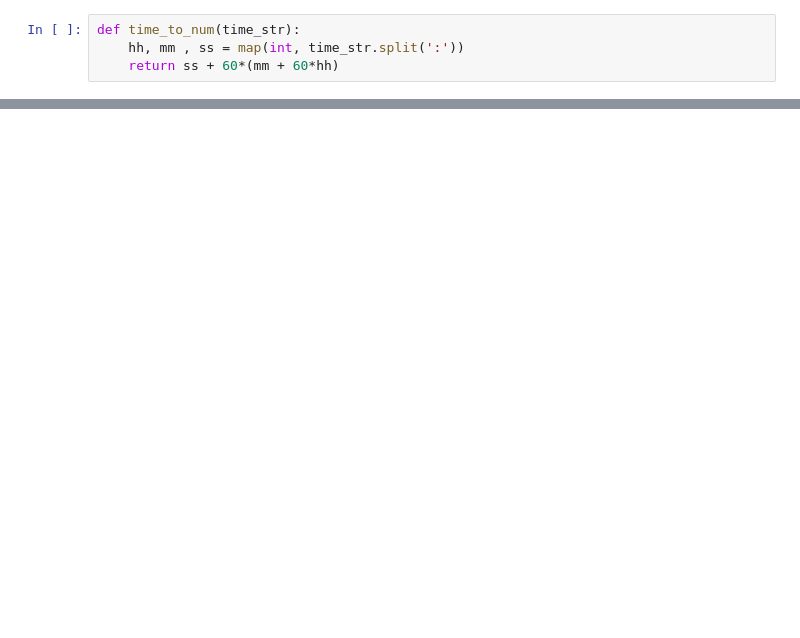
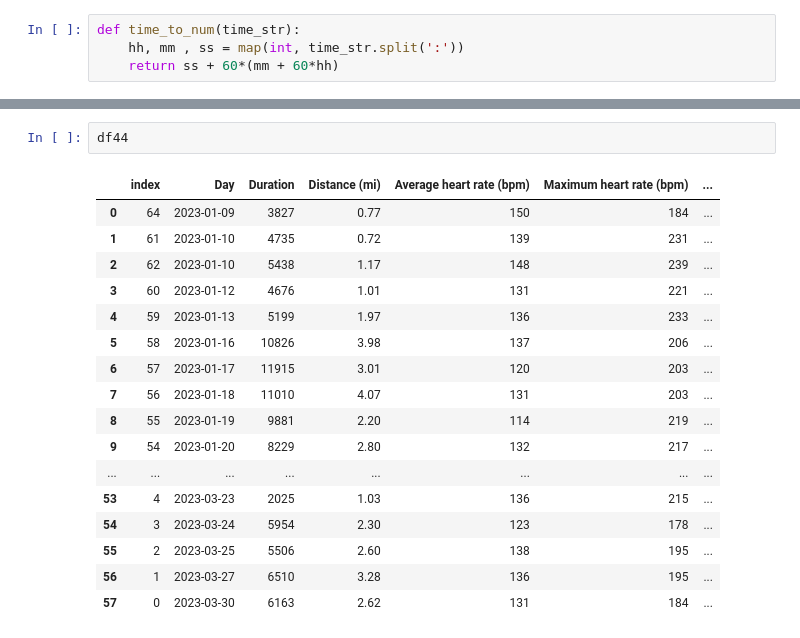
Before and after one commit to dboyko44/ML-Final-Project, a Jupyter notebook: ML_Final_Project.ipynb, the cells around one changed output, grey strips where cells are left out. Drawn from its saved outputs; the diff is of its cells as text; blank space fills up the shorter version.

```diff
--- a/ML_Final_Project.ipynb
+++ b/ML_Final_Project.ipynb
@@ -22,0 +58,20 @@ for i in range(0,len(df44)):
+# %%
+df44
+# %% [output]
+|  | index | Day | Duration | Distance (mi) | Average heart rate (bpm) | Maximum heart rate (bpm) | ... |
+| 0 | 64 | 2023-01-09 | 3827 | 0.77 | 150 | 184 | ... |
+| 1 | 61 | 2023-01-10 | 4735 | 0.72 | 139 | 231 | ... |
+| 2 | 62 | 2023-01-10 | 5438 | 1.17 | 148 | 239 | ... |
+| 3 | 60 | 2023-01-12 | 4676 | 1.01 | 131 | 221 | ... |
+| 4 | 59 | 2023-01-13 | 5199 | 1.97 | 136 | 233 | ... |
+| 5 | 58 | 2023-01-16 | 10826 | 3.98 | 137 | 206 | ... |
+| 6 | 57 | 2023-01-17 | 11915 | 3.01 | 120 | 203 | ... |
+| 7 | 56 | 2023-01-18 | 11010 | 4.07 | 131 | 203 | ... |
+| 8 | 55 | 2023-01-19 | 9881 | 2.20 | 114 | 219 | ... |
+| 9 | 54 | 2023-01-20 | 8229 | 2.80 | 132 | 217 | ... |
+| ... | ... | ... | ... | ... | ... | ... | ... |
+| 53 | 4 | 2023-03-23 | 2025 | 1.03 | 136 | 215 | ... |
+| 54 | 3 | 2023-03-24 | 5954 | 2.30 | 123 | 178 | ... |
+| 55 | 2 | 2023-03-25 | 5506 | 2.60 | 138 | 195 | ... |
+| 56 | 1 | 2023-03-27 | 6510 | 3.28 | 136 | 195 | ... |
+| 57 | 0 | 2023-03-30 | 6163 | 2.62 | 131 | 184 | ... |
```
Also changed, not shown: parts of 8 cells of this notebook.
